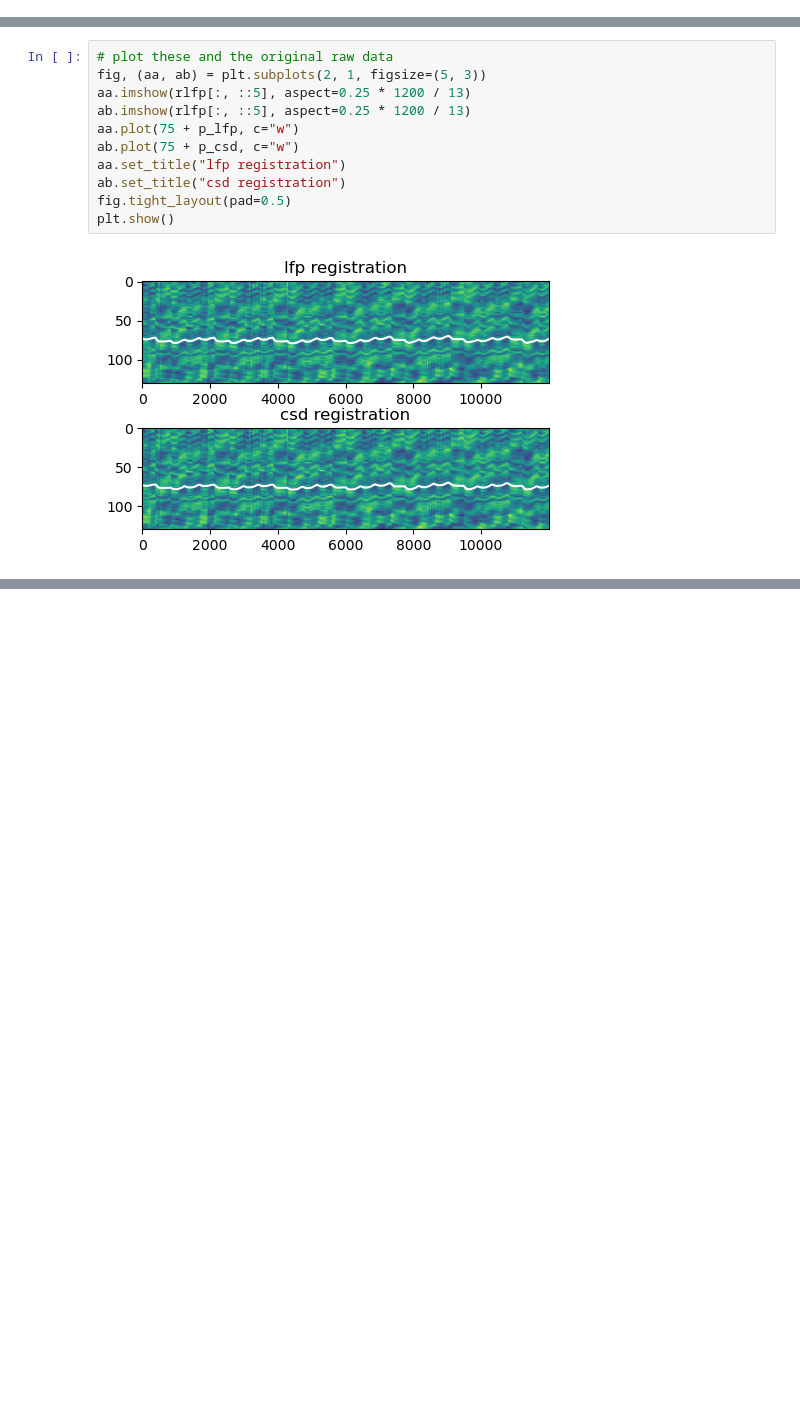
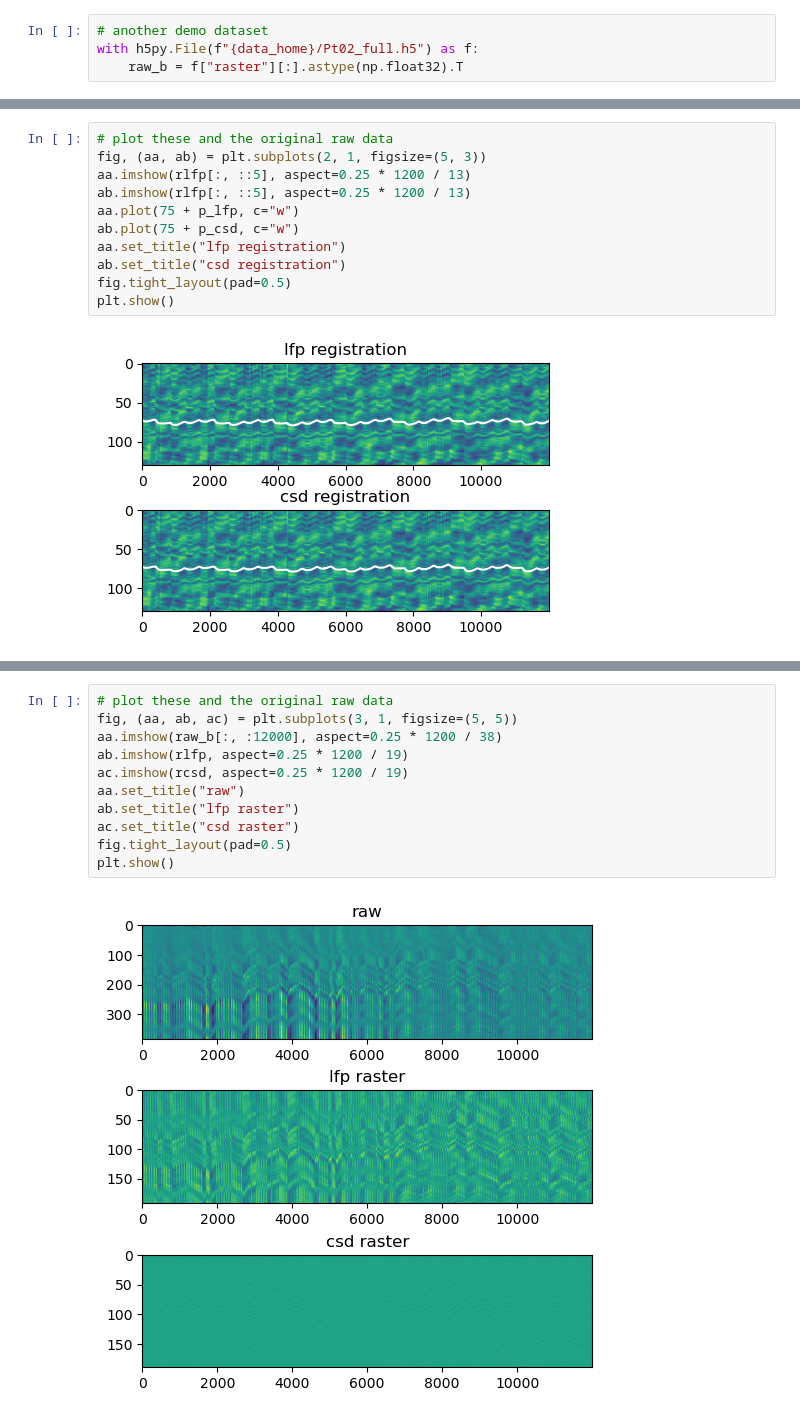
Before and after one commit to evarol/dredge, a Jupyter notebook: python/demo.ipynb, the cells around one changed output, grey strips where cells are left out. Saved outputs shown, nothing was run; the diff lists cells and outputs as text; blank space fills up the shorter version.

Commit message:
More demo

```diff
--- a/python/demo.ipynb
+++ b/python/demo.ipynb
@@ -21,3 +22,7 @@ raw = raw[60000:120000, :-1].astype(np.float32).T
+# %%
+# another demo dataset
+with h5py.File(f"{data_home}/Pt02_full.h5") as f:
+    raw_b = f["raster"][:].astype(np.float32).T
 # %% [markdown]
 ## LFP raster
 # %%
@@ -63,0 +94,13 @@ plt.show()
+# %%
+# plot these and the original raw data
+fig, (aa, ab, ac) = plt.subplots(3, 1, figsize=(5, 5))
+aa.imshow(raw_b[:, :12000], aspect=0.25 * 1200 / 38)
+ab.imshow(rlfp, aspect=0.25 * 1200 / 19)
+ac.imshow(rcsd, aspect=0.25 * 1200 / 19)
+aa.set_title("raw")
+ab.set_title("lfp raster")
+ac.set_title("csd raster")
+fig.tight_layout(pad=0.5)
+plt.show()
+# %% [output]
+[figure, added]
```
Also changed, not shown: parts of 10 cells of this notebook.
